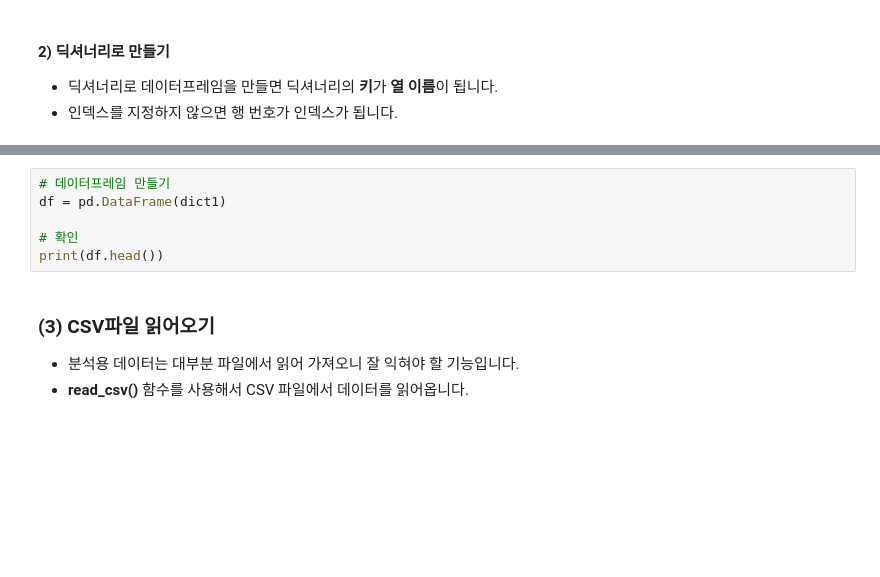
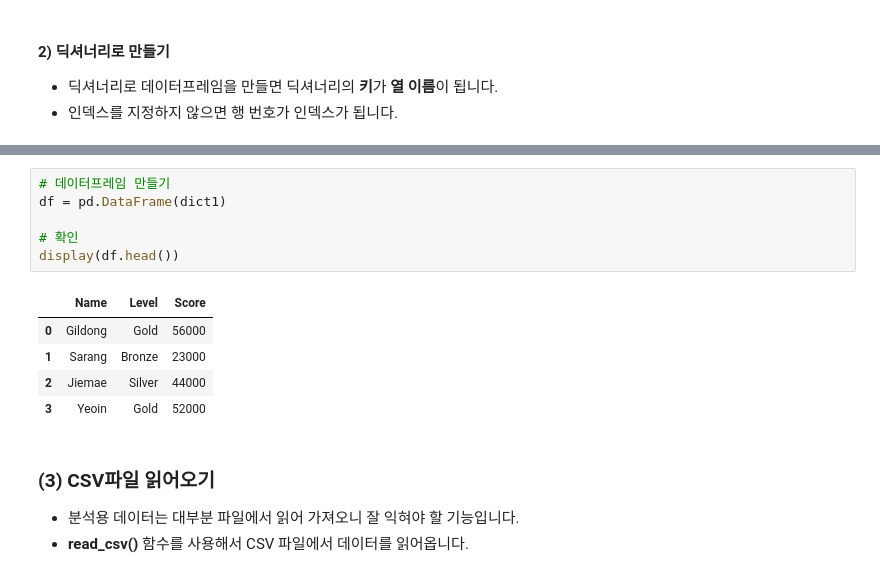
Before and after one commit to hon3538/KT_AIVLE, a Jupyter notebook: Python/chapter 07. Pandas기초1.ipynb, the cells around one changed output, grey strips where cells are left out. Saved outputs shown, nothing was run; the diff lists cells and outputs as text; blank space fills up the shorter version.

```diff
--- a/Python/chapter 07. Pandas기초1.ipynb
+++ b/Python/chapter 07. Pandas기초1.ipynb
@@ -78,9 +80,15 @@ print(dict1)
 # %%
 # 데이터프레임 만들기
 df = pd.DataFrame(dict1)
 
 # 확인
-print(df.head())
+display(df.head())
+# %% [output]
+|  | Name | Level | Score |
+| 0 | Gildong | Gold | 56000 |
+| 1 | Sarang | Bronze | 23000 |
+| 2 | Jiemae | Silver | 44000 |
+| 3 | Yeoin | Gold | 52000 |
 # %% [markdown]
 ### (3) CSV파일 읽어오기
 
```
Also changed, not shown: parts of 26 cells of this notebook, 7 other files.
